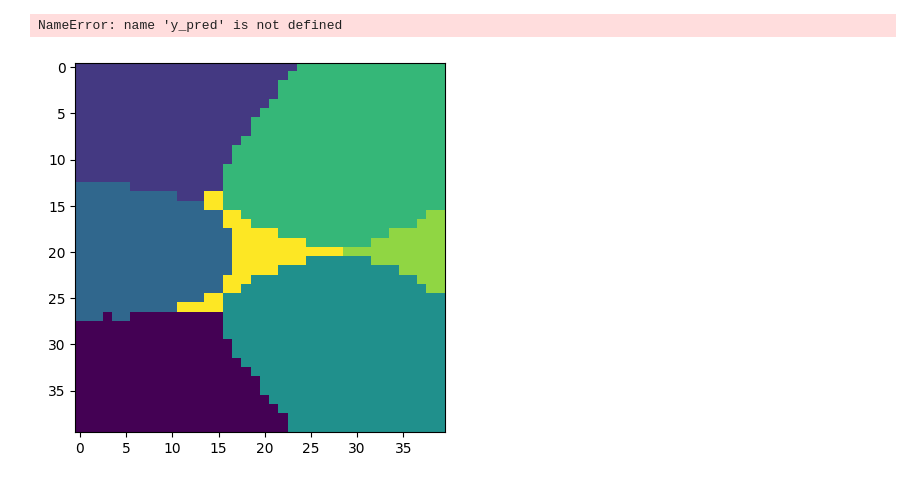
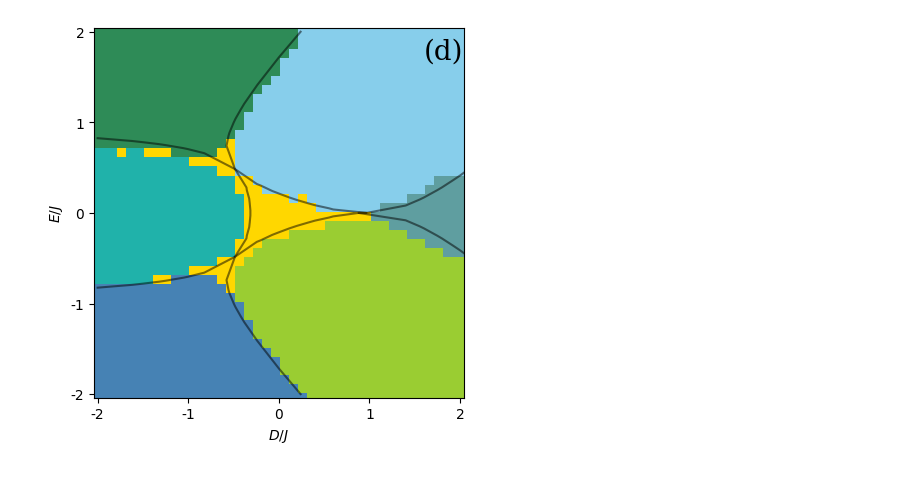
Before and after one commit to mehrankhosrojerdi/4th_project_with_UCL, a Jupyter notebook: supervised learning/random train data/partial_density_for analysis.ipynb, the cells around one changed output. Saved outputs shown, nothing was run; the diff lists cells and outputs as text; code cells hidden in the pictures.

```diff
--- a/supervised learning/random train data/partial_density_for analysis.ipynb
+++ b/supervised learning/random train data/partial_density_for analysis.ipynb
@@ -147,4 +133,19 @@ plt.show()
 # %%
+path = f"./train_set_L=31_test_set_L=51_partial_from_24_to_27_spins"
+file_path_kernel_train_DMRG= os.path.join(path, "kernel_train_Haldane_DMRG_partial_from_24_to_27_spins.hdf5")
+file_path_kernel_test_DMRG= os.path.join(path, "kernel_test_Haldane_DMRG_partial_from_24_to_27_spins.hdf5")
+
+
+with h5py.File(file_path_kernel_train_DMRG, "r") as f:
+    kernel_train = f["gram_train_DMRG_partial"][:]
+
+with h5py.File(file_path_kernel_test_DMRG, "r") as f:
+    kernel_test = f["gram_test_DMRG_partial"][:]
+
+clf = svm.SVC(kernel='precomputed')
+clf.fit(kernel_train, target)
+y_pred = clf.predict(kernel_test)
+
 mat = y_pred.reshape(40,40)
 r = mat.shape[0]
 c = mat.shape[1]
@@ -153,42 +154,43 @@ dy = 4/c
 
 for j in range(c):
     for i in range(r):
-        if mat[j,i] == 1:
+        if mat[j,i] == 1:#Large_Ey
             plt.scatter((i*dx)+dx/2,(j*dy)+dy/2,marker = 's', color = 'steelblue',s=320, edgecolors='none')
-        elif mat[j,i] == 2:
+        elif mat[j,i] == 2:#z_neel
             plt.scatter((i*dx)+dx/2,(j*dy)+dy/2,marker = 's', color ='lightseagreen',s =320,  edgecolors='none')
-        elif mat[j,i] == 3:
+        elif mat[j,i] == 3:#y_neel
             plt.scatter((i*dx)+dx/2,(j*dy)+dy/2,marker = 's', color ='skyblue',s =320,  edgecolors='none')
-        elif mat[j,i] == 4:
+        elif mat[j,i] == 4:#X_neel
             plt.scatter((i*dx)+dx/2,(j*dy)+dy/2,marker = 's', color ='yellowgreen',s =320,  edgecolors='none')
-        elif mat[j,i] == 5:
+        elif mat[j,i] == 5: #large_D
+            plt.scatter((i*dx)+dx/2,(j*dy)+dy/2,marker = 's', color ='cadetblue',s =320,  edgecolors='none')
+        elif mat[j,i] == 6: #Haldane
+            plt.scatter((i*dx)+dx/2,(j*dy)+dy/2,marker = 's', color ='gold',s =320,  edgecolors='none')
+        elif mat[j,i] == 0: #Large_Ex
             plt.scatter((i*dx)+dx/2,(j*dy)+dy/2,marker = 's', color ='seagreen',s =320,  edgecolors='none')
-        elif mat[j,i] == 6:
-            plt.scatter((i*dx)+dx/2,(j*dy)+dy/2,marker = 's', color ='cadetblue',s =320,  edgecolors='none')
-        elif mat[j,i] == 0:
-            plt.scatter((i*dx)+dx/2,(j*dy)+dy/2,marker = 's', color ='gold',s =320,  edgecolors='none')
 
 x1 = first_part['x']+2
 y1 = first_part['y']+2
 plt.plot(x1,y1,'-',color='black', alpha = 0.5)
 
 x2 = second_part['x']+2
 y2 = second_part['y']+2
 plt.plot(x2, y2, '-', color = 'black', alpha = 0.5)
 
 x3 = third_part['x']+2
 y3 = third_part['y']+2
 plt.plot(x3, y3, '-', color = 'black', alpha = 0.5)
 
 plt.axis('square')
 plt.xlim([-0.04,4.04])
 plt.ylim([-0.04,4.04])
 plt.xticks([0,1,2,3,4],[-2,-1,0,1,2])
 plt.yticks([0,1,2,3,4],[-2,-1,0,1,2])
 
 plt.xlabel('$D/J$')
 plt.ylabel('$E/J$')
-plt.savefig('anisotropic_Haldan_svm.png')
+plt.text(x=3.6, y=3.7, s='(d)', fontdict={'family': 'serif', 'size': 20})
+plt.savefig('scalable keep 4 sites from middle .png')
 plt.show()
 # %% [output]
-NameError: name 'y_pred' is not defined
+[figure, added]
@@ -263,24 +197,21 @@ targets = np.array(lst_target)
 # %%
+def accuracy(keep, size_trainset):
 
-path = f"./train_set_L=51_test_set_L=51_partial_from_24_to_24_spins"
-file_path_kernel_train_DMRG= os.path.join(path, "kernel_train_Haldane_DMRG_partial_from_24_to_24_spins.hdf5")
-file_path_kernel_test_DMRG= os.path.join(path, "kernel_test_Haldane_DMRG_partial_from_24_to_24_spins.hdf5")
-data = pd.read_csv('./random_train_dataset.csv')
+    y_true = pd.read_csv('scatter_points.csv')['target']
+    path = f"./train_set_L={size_trainset}_test_set_L=51_partial_from_{keep[0]}_to_{keep[-1]}_spins"
+    file_path_kernel_train_DMRG= os.path.join(path, f"kernel_train_Haldane_DMRG_partial_from_{keep[0]}_to_{keep[-1]}_spins.hdf5")
+    file_path_kernel_test_DMRG= os.path.join(path, f"kernel_test_Haldane_DMRG_partial_from_{keep[0]}_to_{keep[-1]}_spins.hdf5")
 
-with h5py.File(file_path_kernel_train_DMRG, "r") as f:
-    kernel_train = f["gram_train_DMRG_partial"][:]
+    with h5py.File(file_path_kernel_train_DMRG, "r") as f:
+        kernel_train = f["gram_train_DMRG_partial"][:]
 
-with h5py.File(file_path_kernel_test_DMRG, "r") as f:
-    kernel_test = f["gram_test_DMRG_partial"][:]
+    with h5py.File(file_path_kernel_test_DMRG, "r") as f:
+        kernel_test = f["gram_test_DMRG_partial"][:]
 
-clf = svm.SVC(kernel='precomputed')
-y = data['target']
-clf.fit(kernel_train, y)
-y_pred = clf.predict(kernel_test)
-plt.imshow(y_pred.reshape(40,40))
+    clf = svm.SVC(kernel='precomputed')
+    clf.fit(kernel_train, target)
+    y_pred = clf.predict(kernel_test)
 
+    score = metrics.accuracy_score(y_true, y_pred)
 
-plt.savefig(f'from_0_to_0.png')
-plt.show()
+    return score
-# %% [output]
-[figure, removed]
```
Also changed, not shown: parts of 14 cells of this notebook, 59 other files.
